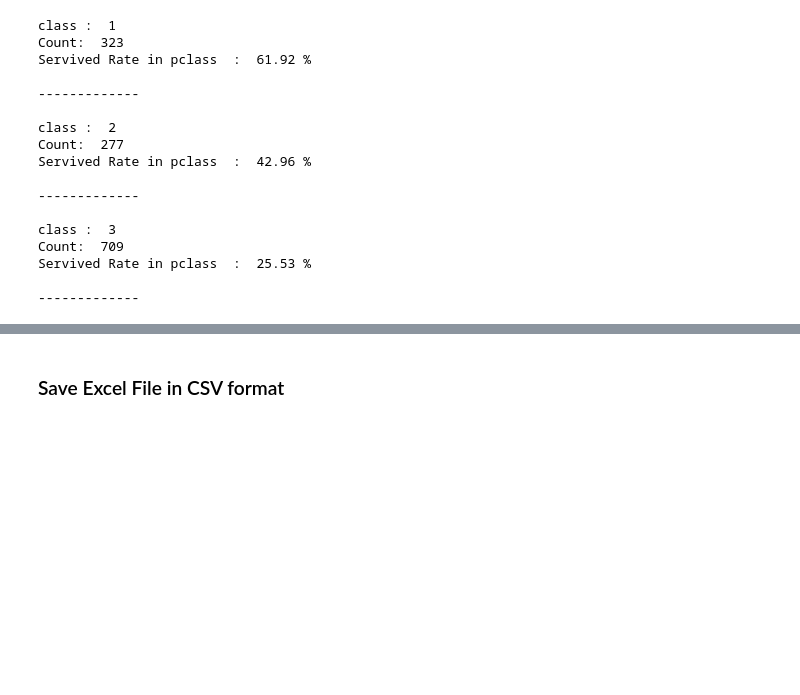
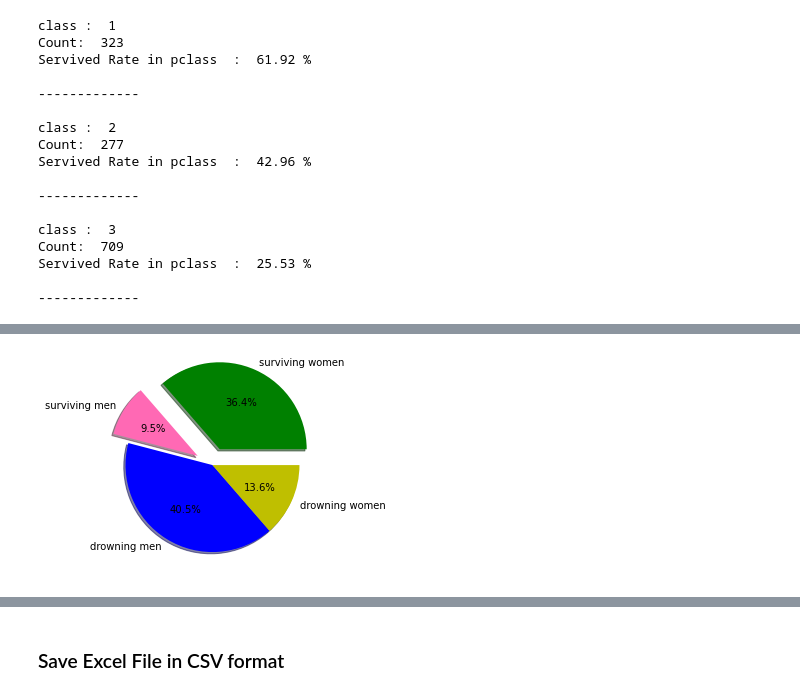
Before and after one commit to shorokatwa14/Titanic-EDA, a Jupyter notebook: Titanic_project.ipynb, the cells around one changed output, grey strips where cells are left out. Cells and saved outputs as stored; diff of their text form; code cells hidden in the pictures; blank space fills up the shorter version.

```diff
--- a/Titanic_project.ipynb
+++ b/Titanic_project.ipynb
@@ -332,0 +296,7 @@ Text(0.5, 1.0, 'Class and gender wise segregation of passengers')
+# %%
+myexplode = [0.2, 0.2, 0, 0]
+mycolors = ["g", "hotpink", "b", "y"]
+plt.pie(x, labels = labels1,explode = myexplode, shadow = True, colors = mycolors,autopct='%1.1f%%')
+plt.show()
+# %% [output]
+[figure, added]
```
Also changed, not shown: parts of 31 cells of this notebook.
